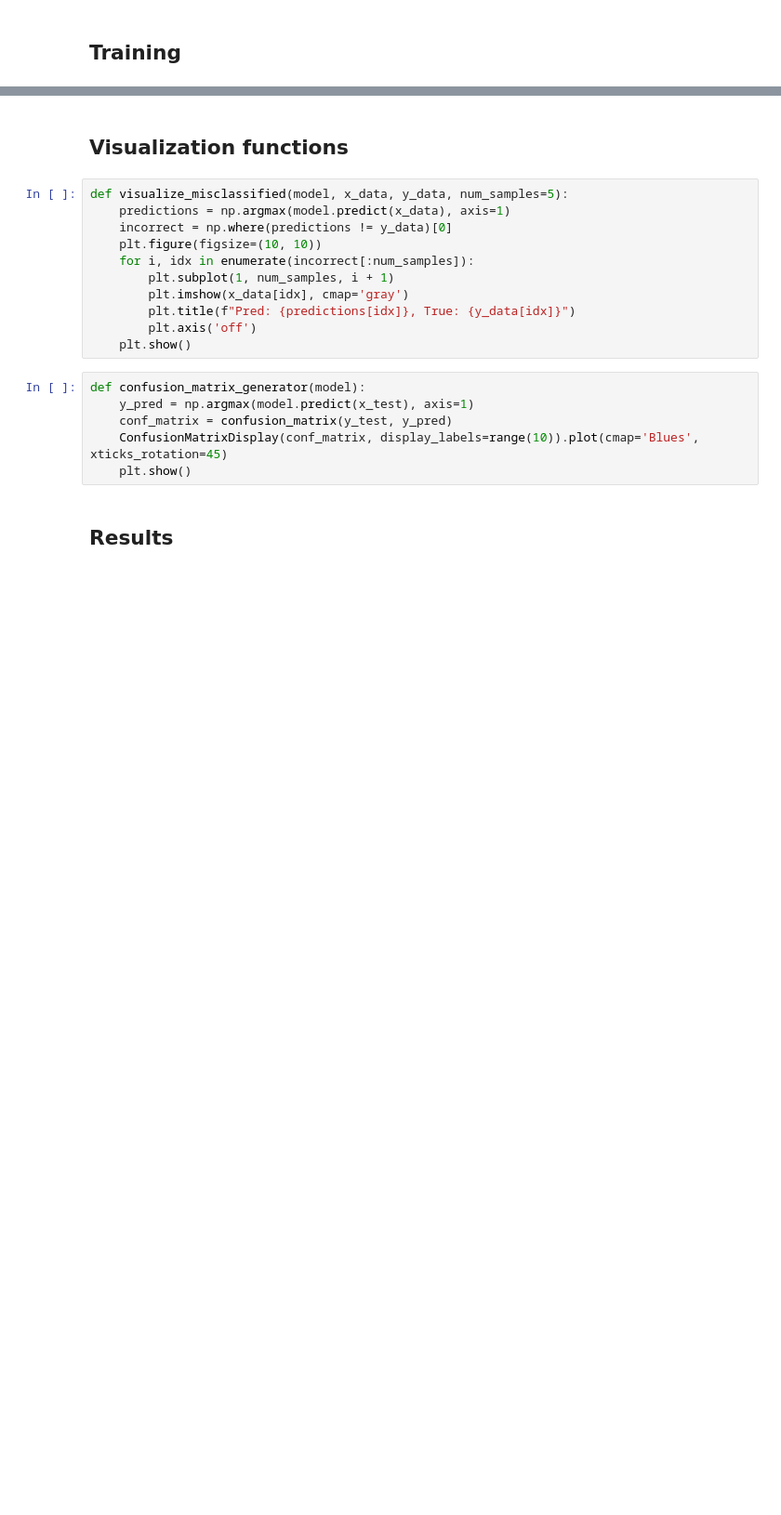
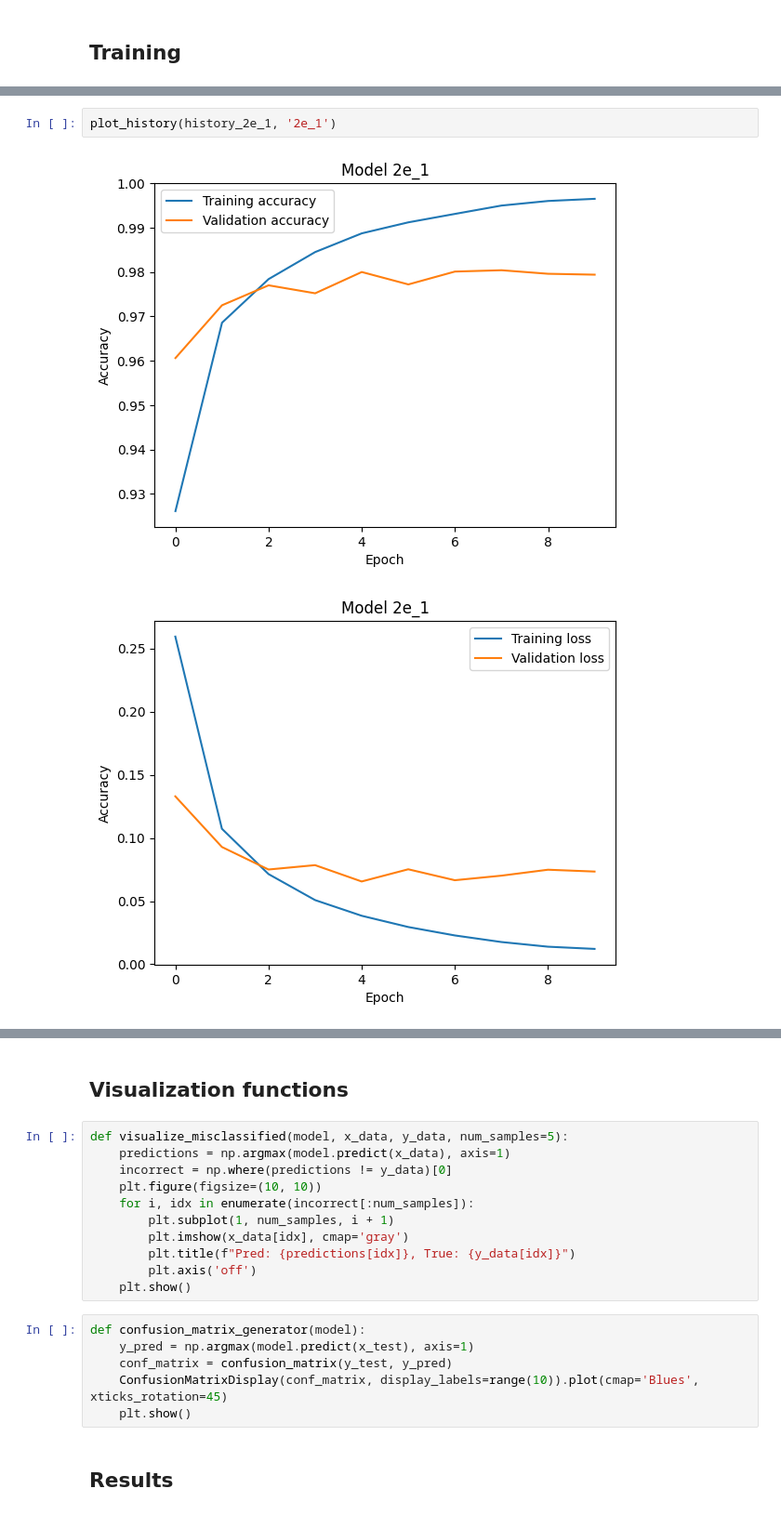
Before and after one commit to victorandre957/NOIA-Trabalho-1, a Jupyter notebook: Trabalho_1.ipynb, the cells around one changed output, grey strips where cells are left out. Shown at 93% size. Saved outputs shown, nothing was run; the diff lists cells and outputs as text; blank space fills up the shorter version.

```diff
--- a/Trabalho_1.ipynb
+++ b/Trabalho_1.ipynb
@@ -204,3 +242,8 @@ Epoch 10/10
+# %%
+plot_history(history_2e_1, '2e_1')
+# %% [output]
+[figure, added]
+[figure, added]
 # %%
 history_2e_2 = model_2e_2.fit(x_train, y_train, validation_data=(x_test, y_test), epochs=10, batch_size=64)
 # %% [output]
```
Also changed, not shown: parts of 21 cells of this notebook.
